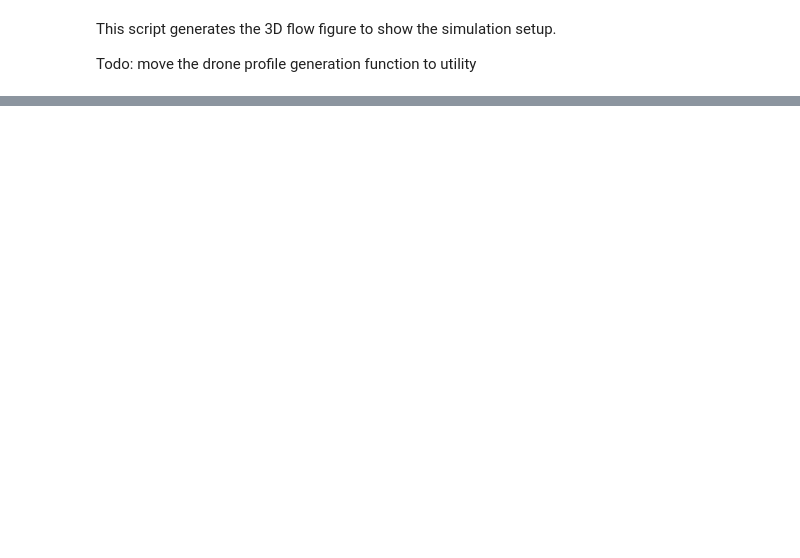
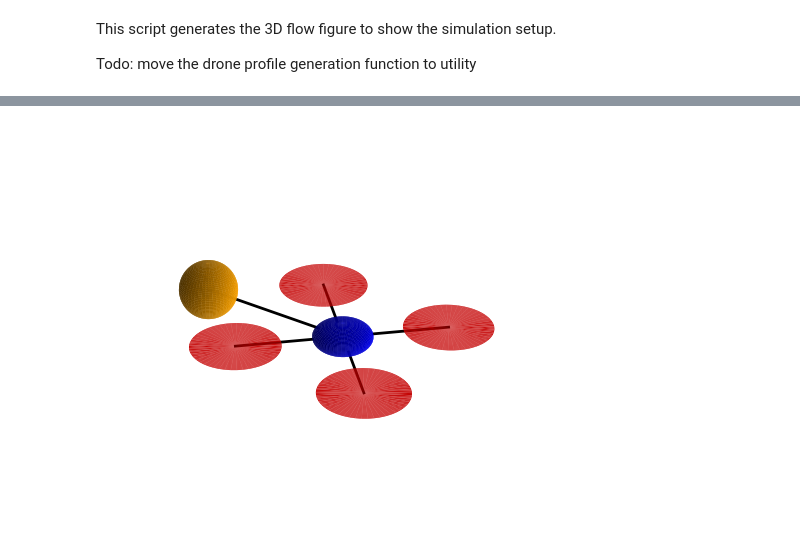
Before and after one commit to zzzzzzhym/DroneSimulator, a Jupyter notebook: flow_pass_object/flow_pass_flat_plate_paper_result_generator.ipynb, the cells around one changed output, grey strips where cells are left out. Cells and saved outputs as stored; diff of their text form; code cells hidden in the pictures; blank space fills up the shorter version.

```diff
--- a/flow_pass_object/flow_pass_flat_plate_paper_result_generator.ipynb
+++ b/flow_pass_object/flow_pass_flat_plate_paper_result_generator.ipynb
@@ -199,0 +228,94 @@ fig.savefig("flow_field_3d.pdf", dpi=300, bbox_inches='tight')
+# %%
+def set_axes_equal(ax):
+    limits = np.array([ax.get_xlim3d(), ax.get_ylim3d(), ax.get_zlim3d()])
+    center = np.mean(limits, axis=1)
+    radius = 0.5 * np.max(np.abs(limits[:, 1] - limits[:, 0]))
+    for c, set_lim in zip(center, [ax.set_xlim3d, ax.set_ylim3d, ax.set_zlim3d]):
+        set_lim([c - radius, c + radius])
+
+def zoom_3d(ax, factor=0.75):
+    """
+    Zoom into a 3D axis by scaling limits around their centers.
+    factor < 1  -> zoom in
+    factor > 1  -> zoom out
+    """
+    xlim = ax.get_xlim3d()
+    ylim = ax.get_ylim3d()
+    zlim = ax.get_zlim3d()
+
+    cx = 0.5 * (xlim[0] + xlim[1])
+    cy = 0.5 * (ylim[0] + ylim[1])
+    cz = 0.5 * (zlim[0] + zlim[1])
+
+    rx = (xlim[1] - xlim[0]) * factor / 2
+    ry = (ylim[1] - ylim[0]) * factor / 2
+    rz = (zlim[1] - zlim[0]) * factor / 2
+
+    ax.set_xlim(cx - rx, cx + rx)
+    ax.set_ylim(cy - ry, cy + ry)
+    ax.set_zlim(cz - rz, cz + rz)
+
+
+
+# =======================
+# Drone-only rendering
+# =======================
+
+# Pose and position
+position = np.array([0.0, 0.0, 0.0])
+pose = np.eye(3)
+
+disk_surfaces, (sx, sy, sz), arms, end_eff_surface = generate_drone_profile_with_solid_geometry(
+    position, pose, resolution=50
+)
+
+# Fonts (optional; keep consistent with your manuscript)
+plt.rcParams["font.family"] = "serif"
+plt.rcParams["font.serif"] = ["Times New Roman"]
+plt.rcParams["mathtext.fontset"] = "stix"
+
+# Make figure with transparent background (good for slides)
+fig = plt.figure(figsize=(4, 6))
+fig.patch.set_alpha(0.0)
+
+ax = fig.add_subplot(111, projection="3d")
+ax.set_axis_off()
+ax.patch.set_alpha(0.0)
+
+# --- Draw drone only ---
+for X, Y, Z in disk_surfaces:
+    ax.plot_surface(X, Y, Z, color="red", alpha=1.0, linewidth=0, antialiased=True)
+
+ax.plot_surface(sx, sy, sz, color="blue", alpha=1.0, linewidth=0, antialiased=True)
+
+ex, ey, ez = end_eff_surface
+ax.plot_surface(ex, ey, ez, color="orange", alpha=1.0, linewidth=0, antialiased=True)
+
+for arm in arms:
+    ax.plot(arm[:, 0], arm[:, 1], arm[:, 2], "k-", linewidth=2)
+
+
+# View / bounds
+set_axes_equal(ax)
+ax.set_box_aspect([1, 1, 1])
+
+
+# Optional: choose a nice view angle
+ax.view_init(elev=30, azim=-55)
+zoom_3d(ax, factor=0.65)
+
+# Tight crop and export
+plt.tight_layout(pad=0)
+
+fig.savefig(
+    "drone_only.png",
+    dpi=1000,
+    bbox_inches="tight",
+    pad_inches=0,
+    transparent=True,
+)
+
+plt.show()
+plt.close(fig)
+# %% [output]
+[figure, added]
```
Also changed, not shown: parts of 1 cell of this notebook, 22 other files.
